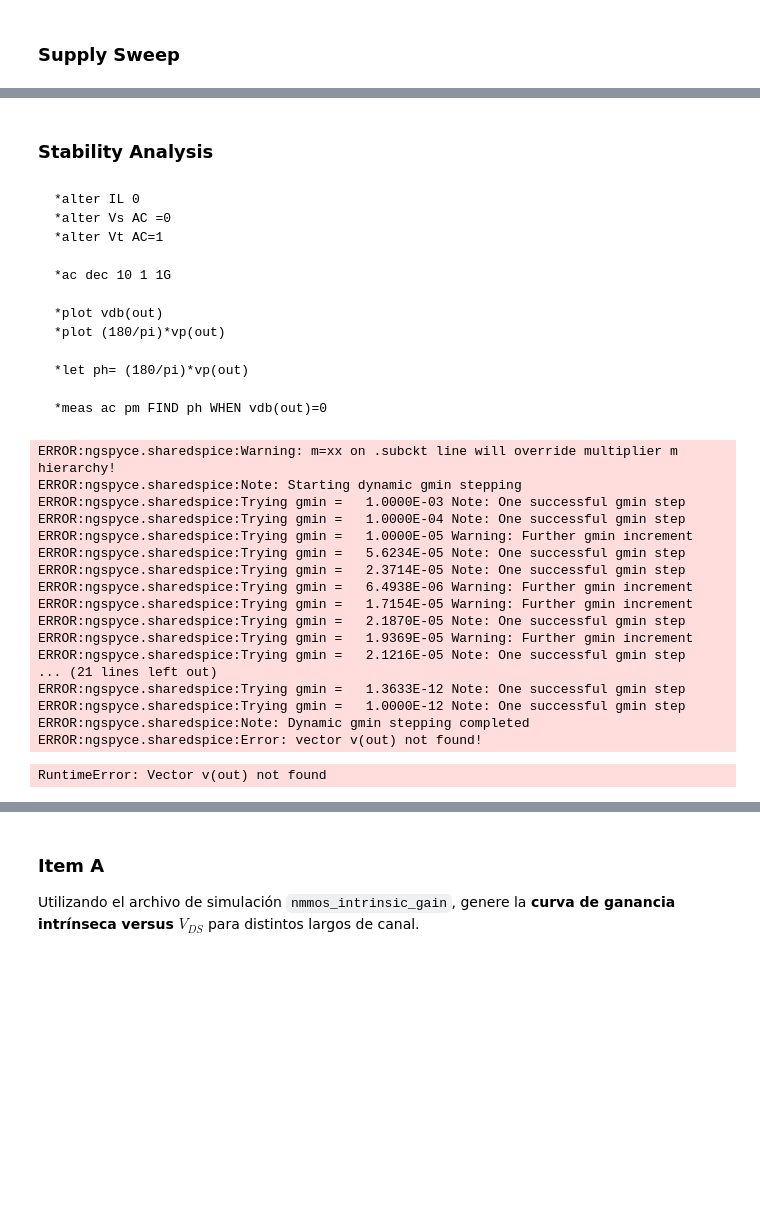
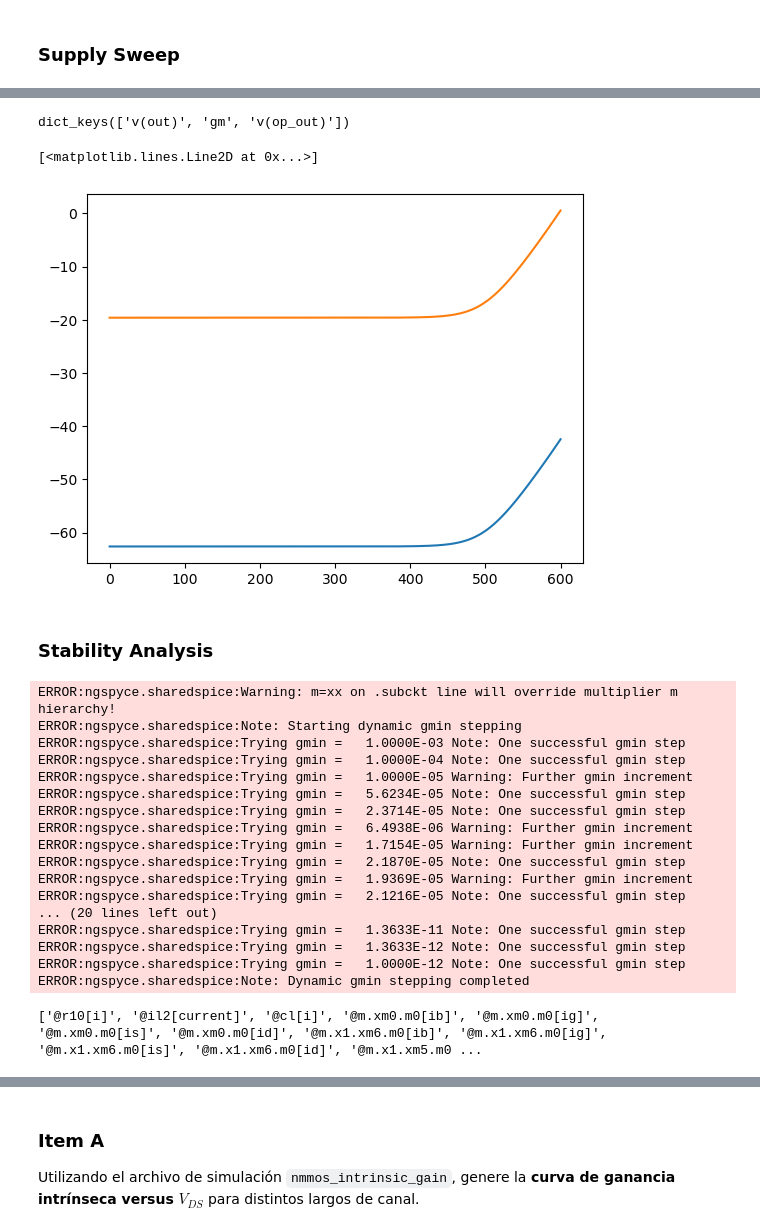
Before and after one commit to lild4d4/Proyecto-IPD413, a Jupyter notebook: Xschem/ldo.ipynb, the cells around one changed output, grey strips where cells are left out. Cells and saved outputs as stored; diff of their text form; code cells hidden in the pictures; blank space fills up the shorter version.

Commit message:
Added psrr analysis, not finished

```diff
--- a/Xschem/ldo.ipynb
+++ b/Xschem/ldo.ipynb
@@ -229,27 +225,40 @@ np.savez(data_dir / "ldo-sweep.npz", **data)
+# %%
+_ = np.load(data_dir / "ldo-psrr.npz")
+data = {key: _[key] for key in _}
+pprint(data.keys())
+
+# *plot vdb(out)
+# *let gm0=@m.xm0.m0[gm]
+# *let Zout=(1.5)/(gm0*v(op_out))
+# *let Zout2=v(out)/gm0
+# *plot vdb(Zout2)
+# *wrdata /foss/designs/LDO_Design/data/data_PSRR.dat vdb(out)
+
+vout =    data["v(out)"]
+gm =      data["gm"]
+vop_out = data["v(op_out)"]
+
+zout = 1.5 / ( gm * vop_out )
+zout2 = vout / gm
+
+plt.plot(20*np.log10(np.abs(vout)))
+plt.plot(20*np.log10(np.abs(zout2)))
+# %% [output]
+dict_keys(['v(out)', 'gm', 'v(op_out)'])
+[<matplotlib.lines.Line2D at 0x...>]
+[figure, added]
 # %% [markdown]
 ### Stability Analysis
-# %% [markdown]
-~~~spice
-*alter IL 0
-*alter Vs AC =0
-*alter Vt AC=1
-
-*ac dec 10 1 1G
-
-*plot vdb(out)
-*plot (180/pi)*vp(out)
-
-*let ph= (180/pi)*vp(out)
-
-*meas ac pm FIND ph WHEN vdb(out)=0
-~~~
 # %%
 data = {}
 
-ldo_schematic = project_dir / "ldo_gf180.spice"
+ldo_schematic = project_dir / "test-ldo.spice"
 ns.source(ldo_schematic)
 
+ns.cmd("save frequency v(out)")
+ns.cmd("alter V3 AC=1")
 ns.ac("dec", 100, 1, 1e12)
+print(ns.vector_names())
 
 data["freq"] = np.abs(ns.vector('frequency'))
 data["vout"] = ns.vector('v(out)')
@@ -268,9 +277,9 @@ ERROR:ngspyce.sharedspice:Trying gmin =   1.7154E-05 Warning: Further gmin incre
 ERROR:ngspyce.sharedspice:Trying gmin =   2.1870E-05 Note: One successful gmin step
 ERROR:ngspyce.sharedspice:Trying gmin =   1.9369E-05 Warning: Further gmin increment
 ERROR:ngspyce.sharedspice:Trying gmin =   2.1216E-05 Note: One successful gmin step
-... (21 lines left out)
+... (20 lines left out)
+ERROR:ngspyce.sharedspice:Trying gmin =   1.3633E-11 Note: One successful gmin step
 ERROR:ngspyce.sharedspice:Trying gmin =   1.3633E-12 Note: One successful gmin step
 ERROR:ngspyce.sharedspice:Trying gmin =   1.0000E-12 Note: One successful gmin step
 ERROR:ngspyce.sharedspice:Note: Dynamic gmin stepping completed
-ERROR:ngspyce.sharedspice:Error: vector v(out) not found!
-RuntimeError: Vector v(out) not found
+['@r10[i]', '@il2[current]', '@cl[i]', '@m.xm0.m0[ib]', '@m.xm0.m0[ig]', '@m.xm0.m0[is]', '@m.xm0.m0[id]', '@m.x1.xm6.m0[ib]', '@m.x1.xm6.m0[ig]', '@m.x1.xm6.m0[is]', '@m.x1.xm6.m0[id]', '@m.x1.xm5.m0 ...
```
Also changed, not shown: parts of 10 cells of this notebook.
